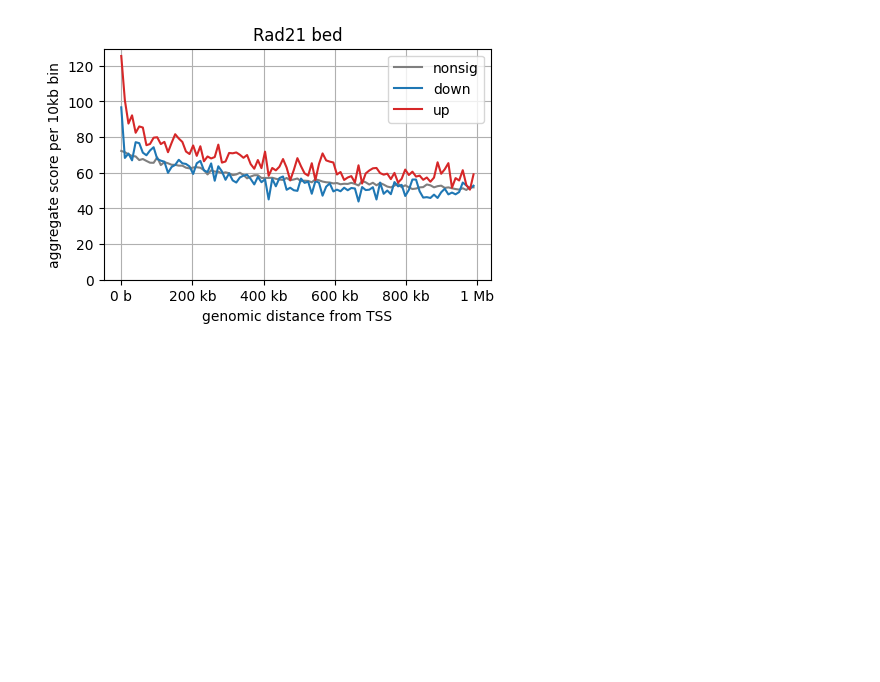
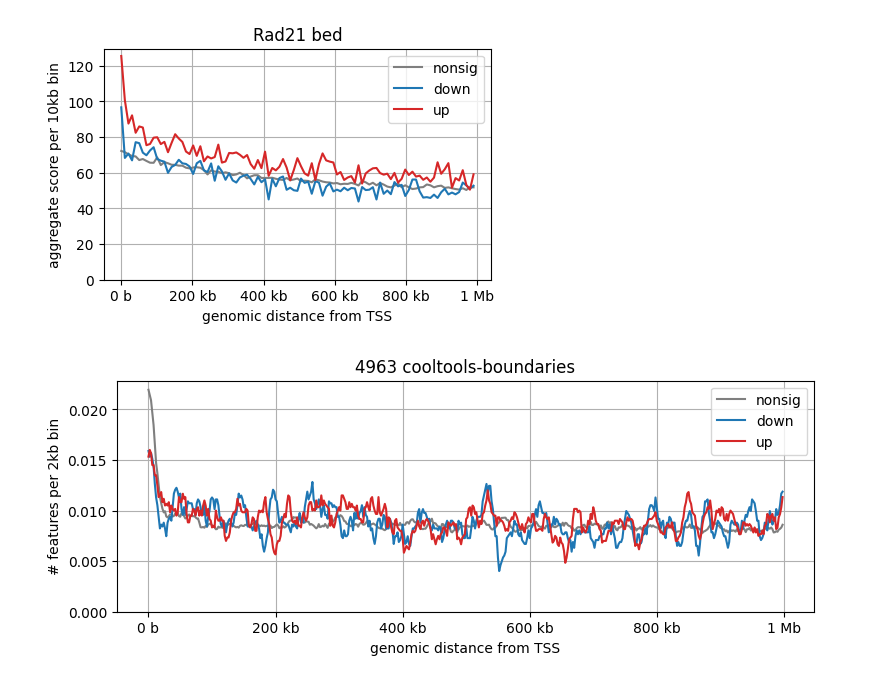
Before and after one commit to Bozhie/transcription_3Dfolding, a Jupyter notebook: transcription_3dfolding/transcription_data_analysis/2022-11-4_features_vs_TSS_neighborhoods.ipynb, the cells around one changed output. Cells and saved outputs as stored; diff of their text form; code cells hidden in the pictures; blank space fills up the shorter version.

Commit message:
added-boundaries-and-dots-vs-TSS

```diff
--- a/transcription_3dfolding/transcription_data_analysis/2022-11-4_features_vs_TSS_neighborhoods.ipynb
+++ b/transcription_3dfolding/transcription_data_analysis/2022-11-4_features_vs_TSS_neighborhoods.ipynb
@@ -209,3 +209,54 @@ for bed_name, bed_path in bed_dict.items():
 [figure]
 [figure]
 [figure]
+# %%
+bonev_cooler_file = '/project/fudenber_735/GEO/bonev_2017_GSE96107/distiller-0.3.1_mm10/results/coolers/HiC_ES.mm10.mapq_30.1000.mcool'
+feature_dir = '/'.join(bonev_cooler_file.split('/')[:-1])+'/features/'
+insulation_table = pd.read_table(feature_dir+'/bonev2017.HiC_ES.mm10.mapq_30.1000.window_200000.insulation')
+insulation_boundaries = insulation_table.query('is_boundary_200000 == True')
+# %%
+# plot of the number of elements
+# in a bed file around each TSS
+# (normalzied by the number of genes in a given category)
+import cooltools
+from cooltools.lib.numutils import smooth
+
+window_size = int( 1e6)
+#bins = np.linspace(0, window_size, 101)
+bins = np.linspace(0, window_size, 501)
+figsize = (9,3)
+
+#for bed_name, bed_path in bed_dict.items():
+bed_name = 'cooltools-boundaries'
+feature_df = insulation_boundaries
+
+plt.figure(figsize=figsize)
+
+tss_vs_feature_df = extract_features_around_TSS(tss_df, feature_df, window_size=window_size)
+
+for DE_status in ['nonsig', 'down', 'up']:
+    de_vs_features = tss_vs_feature_df.iloc[ tss_vs_feature_df['DE_status'].values==DE_status].copy()
+    de_vs_features.dropna(subset=[ 'dist'], inplace=True)
+    num_genes_in_category = de_vs_features['gene_id'].unique().shape[0]
+
+    a,b = np.histogram(
+            de_vs_features['dist'],
+            bins=bins);
+
+    plt.plot( bins[:-1],
+              smooth(a/num_genes_in_category,7),
+              label=DE_status,
+              color = de_color_dict[DE_status])
+ax = plt.gca()
+format_ticks(ax)
+plt.ylabel(f'# features per {int( (bins[1]-bins[0])/1e3)}kb bin')
+plt.xlabel('genomic distance from TSS')
+plt.title(f"{len(feature_df)} {bed_name}" , fontsize=12)
+plt.legend()
+plt.grid()
+plt.ylim([0, ax.get_ylim()[1]] )
+if save_plots:
+    plt.savefig(f'./figs/{bed_name}_features_per_10kb-bin.png')
+plt.show()
+# %% [output]
+[figure, added]
```
Also changed, not shown: parts of 2 cells of this notebook.
